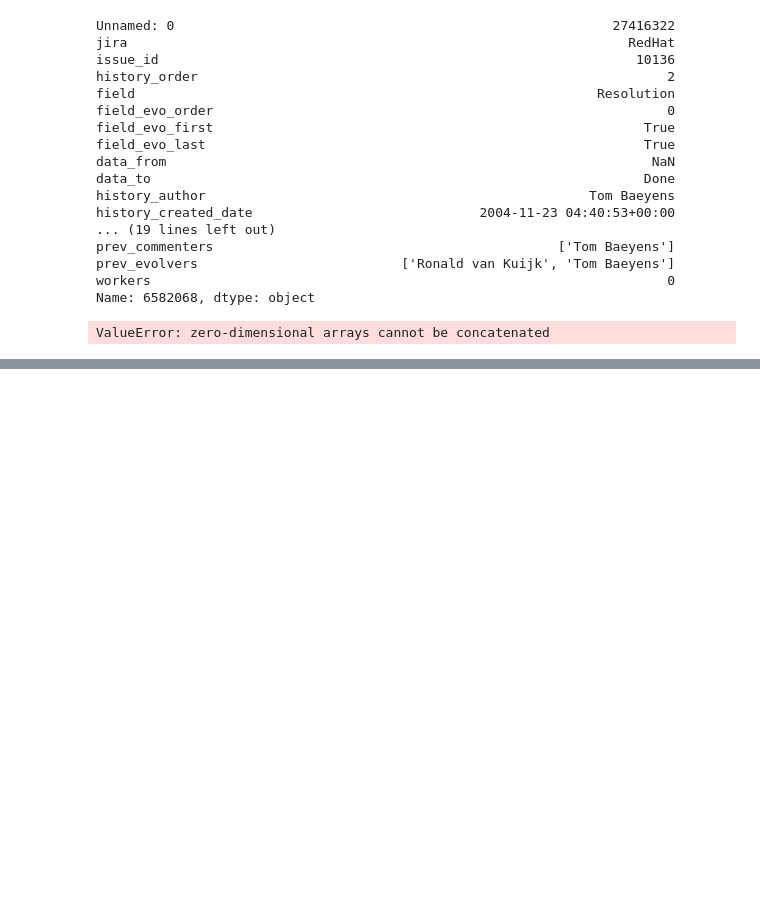
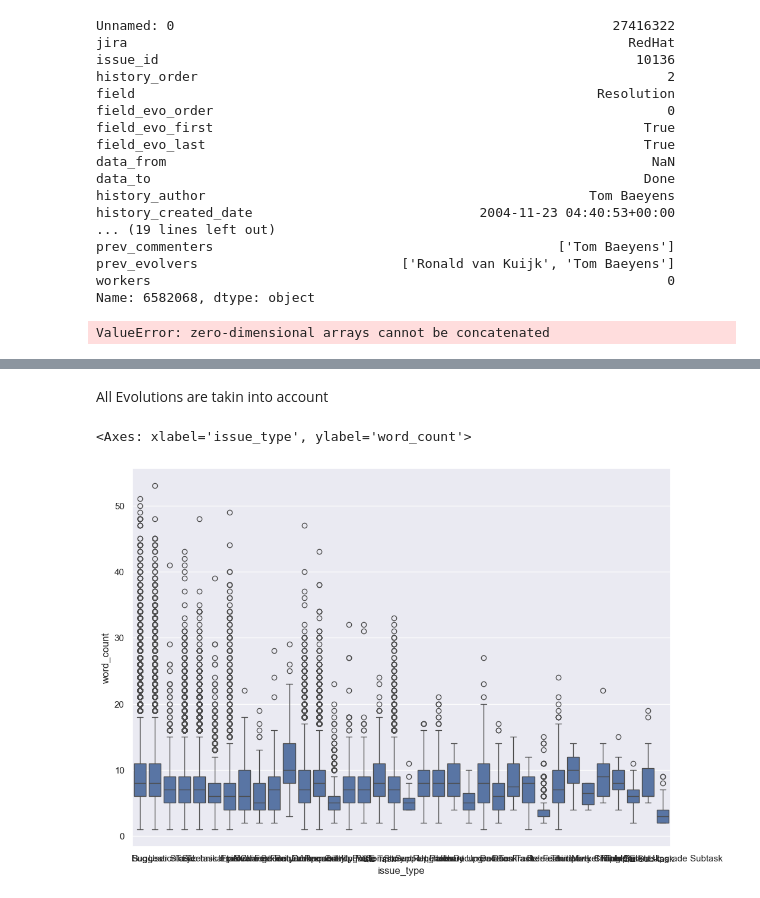
Before and after one commit to Piet777/master-thesis, a Jupyter notebook: summaryLength.ipynb, the cells around one changed output, grey strips where cells are left out. Saved outputs shown, nothing was run; the diff lists cells and outputs as text; code cells hidden in the pictures; blank space fills up the shorter version.

```diff
--- a/summaryLength.ipynb
+++ b/summaryLength.ipynb
@@ -230,0 +292,3 @@ df_sum_processed.info()
+# %%
+df = pd.read_csv('./data/csv/summary_by_issuetype_df.csv')
+df.info()
@@ -230,0 +312,8 @@ df_sum_processed.info()
+# %% [markdown]
+All Evolutions are takin into account
+# %%
+sns.set(rc={'figure.figsize':(11.7,8.27)})
+sns.boxplot(data=df, x="issue_type", y="word_count")
+# %% [output]
+<Axes: xlabel='issue_type', ylabel='word_count'>
+[figure, added]
```
Also changed, not shown: parts of 13 cells of this notebook, 3 other files.
